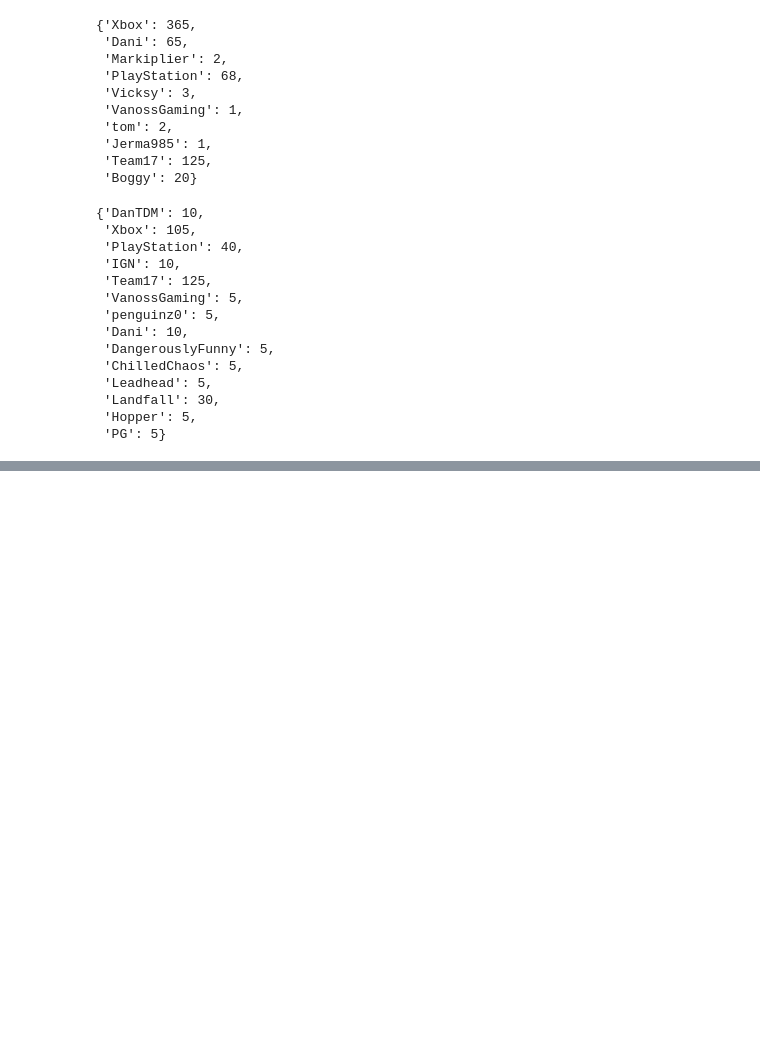
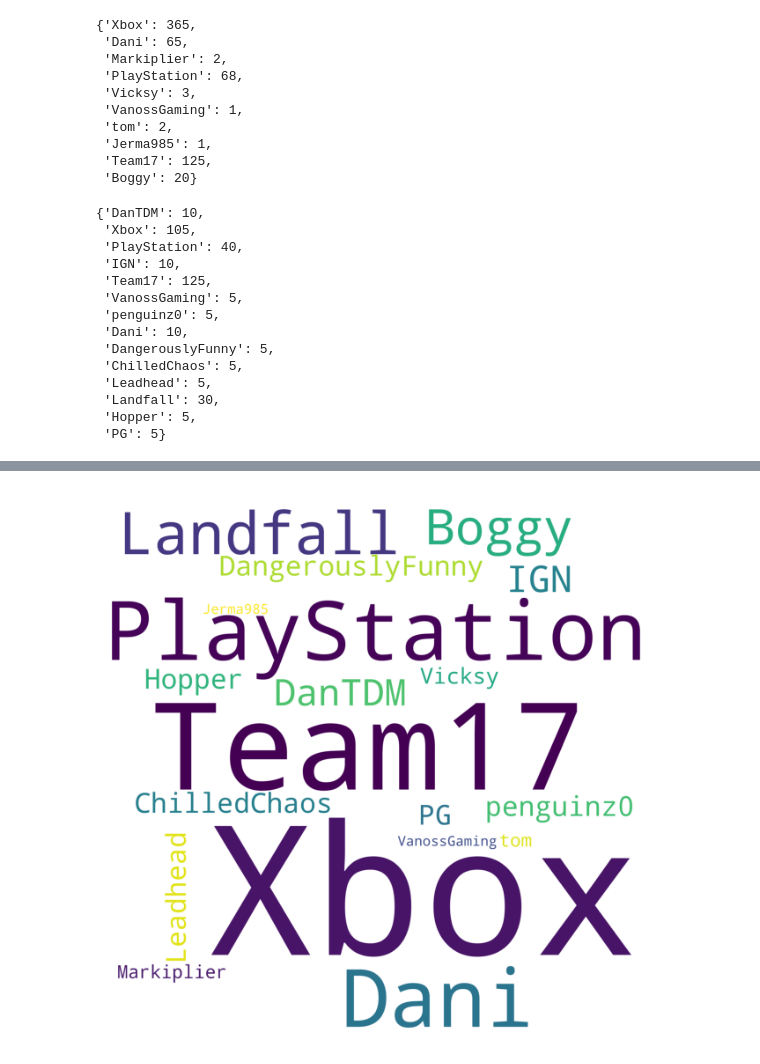
Before and after one commit to bluecoder777/Game-Promotion-Analysis, a Jupyter notebook: YouTubeExploration.ipynb, the cells around one changed output, grey strips where cells are left out. Cells and saved outputs as stored; diff of their text form; code cells hidden in the pictures; blank space fills up the shorter version.

```diff
--- a/YouTubeExploration.ipynb
+++ b/YouTubeExploration.ipynb
@@ -230,0 +277,23 @@ steam_yt_data_scraped
+# %%
+
+all_mentions_total = " "
+
+all_mentions_dict = steam_yt_data_scraped
+all_mentions_dict.update(general_reddit_yt_dict)
+
+for ytbr in all_mentions_dict.keys():
+    for i in range(all_mentions_dict[ytbr]):
+        all_mentions_total = all_mentions_total + (ytbr +" ")
+
+
+full_cloud = WordCloud(width=4000, height=4000,
+                       background_color='white',
+                       min_font_size=10,
+                       collocations=False).generate(all_mentions_total)
+
+plt.figure(figsize=(8,8))
+plt.imshow(full_cloud)
+plt.axis("off")
+plt.show()
+# %% [output]
+[figure, added]
```
Also changed, not shown: parts of 8 cells of this notebook.
